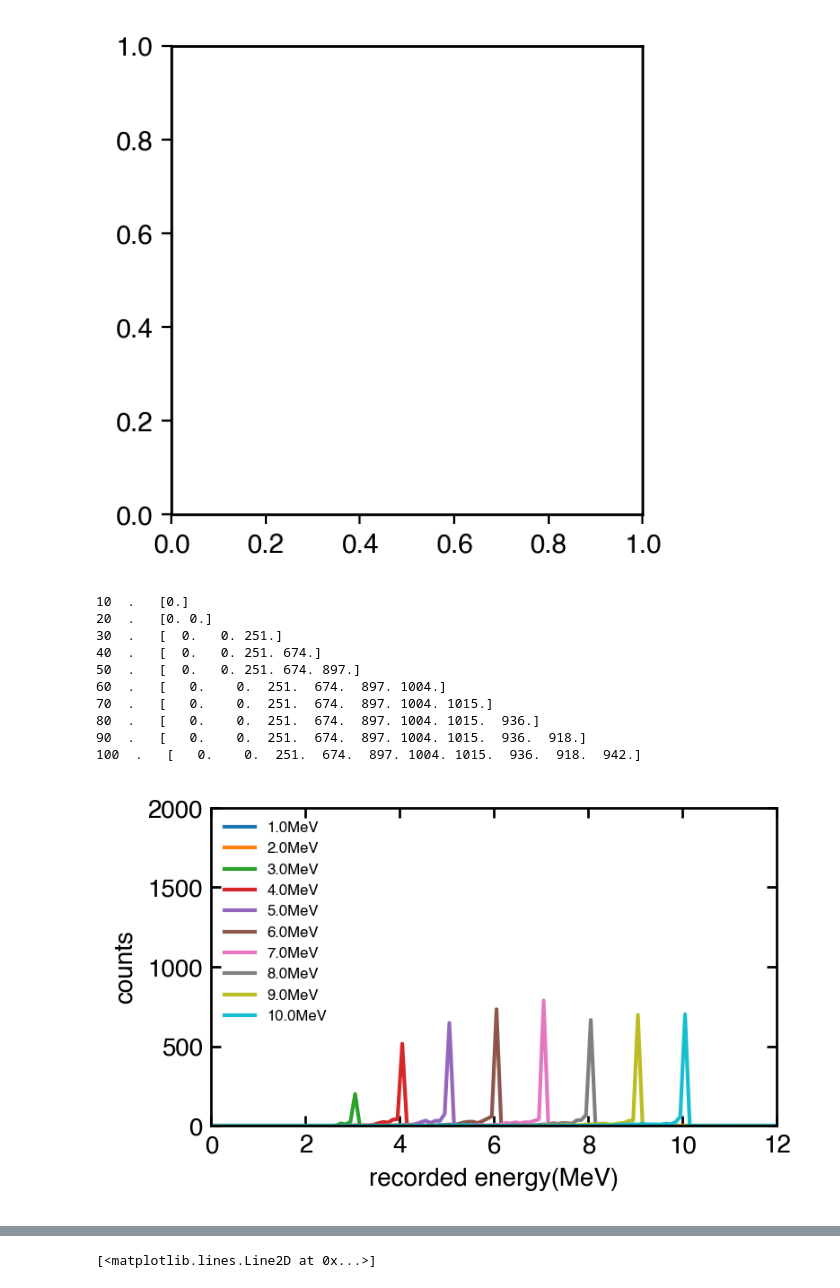
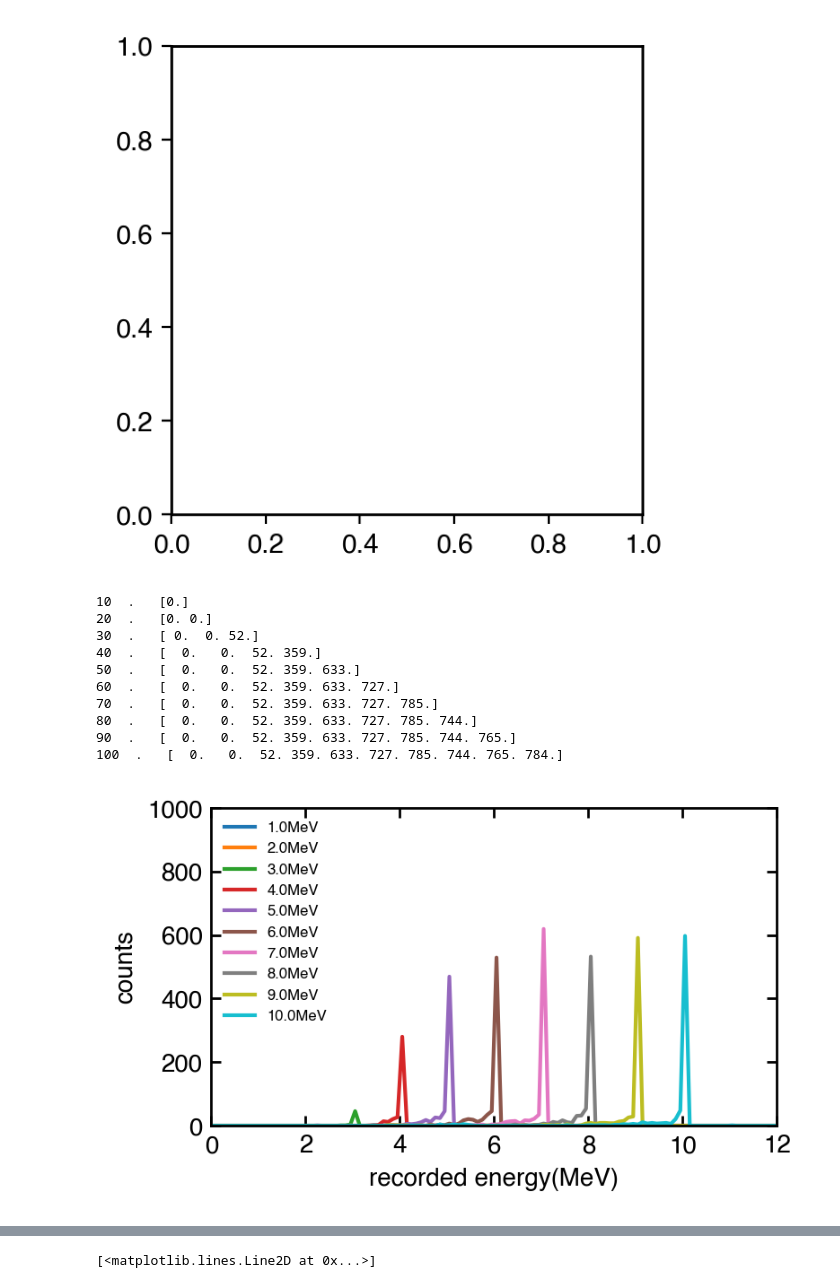
Before and after one commit to ShawnTHLIN/Neutron_research_code, a Jupyter notebook: AmBe/AmBe_neutron_scatter_TOF/Neutron_scatter_exp_simulation/Deg60_NSTOF_monoE_simulation.ipynb, the cells around one changed output, grey strips where cells are left out. Cells and saved outputs as stored; diff of their text form; code cells hidden in the pictures.

```diff
--- a/AmBe/AmBe_neutron_scatter_TOF/Neutron_scatter_exp_simulation/Deg60_NSTOF_monoE_simulation.ipynb
+++ b/AmBe/AmBe_neutron_scatter_TOF/Neutron_scatter_exp_simulation/Deg60_NSTOF_monoE_simulation.ipynb
@@ -152,7 +152,7 @@ for i in np.arange(10,110,10):
     #print(globals()["dataE_"+str(int(i))+"MeV"].head())
 # %%
 tri_LO_threshold =0.2
-rec_LO_threshold =0.2
+rec_LO_threshold =0.3
 for i in np.arange(10,110,10):
     globals()["mask_"+str(int(i))+"MeV_tri"] =  globals()["dataE_"+str(int(i))+"MeV"]['Tri_LO']>tri_LO_threshold
     globals()["mask_"+str(int(i))+"MeV_rec"] =  globals()["dataE_"+str(int(i))+"MeV"]['Rec_LO']>rec_LO_threshold
@@ -231,27 +234,27 @@ plt.hist2d(pro_20MeV['Recoil_p_E'],pro_20MeV['Rec_nE'], bins=(200, 200),cmin=1,
 # %%
 fig = fig_pre_def(8,4.5,1)# 圖片大小
 ax = fig.add_subplot(1, 1, 1)          # 產生1x1格圖片、在第一格
 eff = []
 for i in np.arange(10,110,10):
     axis,globals()["y_"+str(i)+"MeV"]=sorting(globals()["pro_"+str(int(i))+"MeV"]["Rec_nE"]+globals()["pro_"+str(int(i))+"MeV"]["Recoil_p_E"] ,120,0,12)
     #print(globals()["y_"+str(i)+"MeV"])
     eff = np.append(eff, sum(globals()["y_"+str(i)+"MeV"]))
     print(i," .  ",eff)
 for i in np.arange(10,110,10):
     plt.plot(axis,globals()["y_"+str(i)+"MeV"],label=str(i/10)+"MeV")
-fig_post_def(xlim=(0,12),ylim=(0,2000),xlabel="recorded energy(MeV)",ylabel="counts")
+fig_post_def(xlim=(0,12),ylim=(0,1000),xlabel="recorded energy(MeV)",ylabel="counts")
 # %% [output]
 10  .   [0.]
 20  .   [0. 0.]
-30  .   [  0.   0. 251.]
-40  .   [  0.   0. 251. 674.]
-50  .   [  0.   0. 251. 674. 897.]
-60  .   [   0.    0.  251.  674.  897. 1004.]
-70  .   [   0.    0.  251.  674.  897. 1004. 1015.]
-80  .   [   0.    0.  251.  674.  897. 1004. 1015.  936.]
-90  .   [   0.    0.  251.  674.  897. 1004. 1015.  936.  918.]
-100  .   [   0.    0.  251.  674.  897. 1004. 1015.  936.  918.  942.]
+30  .   [ 0.  0. 52.]
+40  .   [  0.   0.  52. 359.]
+50  .   [  0.   0.  52. 359. 633.]
+60  .   [  0.   0.  52. 359. 633. 727.]
+70  .   [  0.   0.  52. 359. 633. 727. 785.]
+80  .   [  0.   0.  52. 359. 633. 727. 785. 744.]
+90  .   [  0.   0.  52. 359. 633. 727. 785. 744. 765.]
+100  .   [  0.   0.  52. 359. 633. 727. 785. 744. 765. 784.]
-[figure, old version]
+[figure, new version]
 # %%
 E_x = np.arange(1,11,1)
 plt.plot(E_x,eff,'.-')
```
Also changed, not shown: parts of 8 cells of this notebook, 3 other files.
